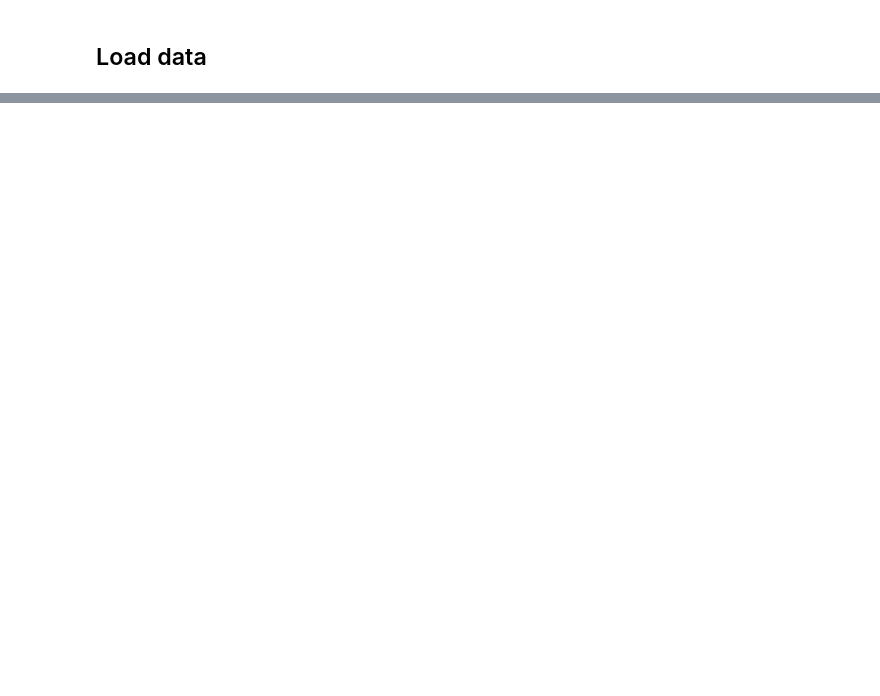
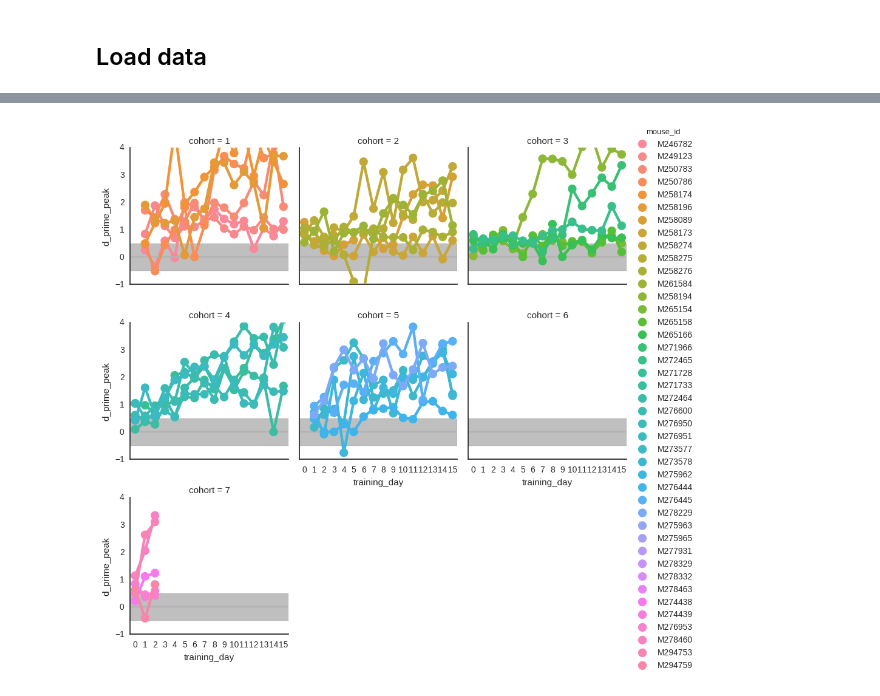
Before and after one commit to AllenInstitute/visual_behavior_analysis, a Jupyter notebook: notebooks/2016.10.26 - Cohort Dashboard.ipynb, the cells around one changed output, grey strips where cells are left out. Saved outputs shown, nothing was run; the diff lists cells and outputs as text; code cells hidden in the pictures; blank space fills up the shorter version.

```diff
--- a/notebooks/2016.10.26 - Cohort Dashboard.ipynb
+++ b/notebooks/2016.10.26 - Cohort Dashboard.ipynb
@@ -172,7 +225,7 @@ def compute_metrics(group):
     result = {
         'accuracy': metrics.discrim(group,'change','detect',metric=accuracy_score),
         'd-prime': metrics.discrim(group,'change','detect',metric=metrics.d_prime),
-        'd-prime_peak': peak_dprime(group),
+        'd-prime_peak': metrics.peak_dprime(group),
         'discrim_p': metrics.discrim(group,'change','detect',metric=metrics.discrim_p),
         'response_bias': metrics.response_bias(group,'detect'),
         'earned_water': metrics.earned_water(group),
@@ -310,17 +378,17 @@ num_tr_thresh = 20
 
 pdf['criteria'] = (
 #     pdf['stimulus_control']
-    (pdf['num_contingent_trials'] > num_tr_thresh)
-    & (pdf['d_prime_peak'] > 2)
+    (pdf['d_prime_peak'] > 2)
+#     & (pdf['num_contingent_trials'] > num_tr_thresh)
 )
 
-mask = pdf.num_trials > num_tr_thresh # ignore sessions with very few trials
+# mask = pdf.num_trials > num_tr_thresh # ignore sessions with very few trials
 
 first = {}
 
 consecutive_sessions = 3
 
-for key, group in pdf[mask].set_index('training_day').sort_index().groupby(['cohort','mouse_id']):
+for key, group in pdf.set_index('training_day').sort_index().groupby(['cohort','mouse_id']):
 #     print group.head()
     learned = (
         group['criteria']
@@ -335,7 +403,7 @@ for key, group in pdf[mask].set_index('training_day').sort_index().groupby(['coh
         ]).transpose()
 
     try:
-        first_session = summary['learned'][summary['learned']==1.0].index[0] +(1-consecutive_sessions)
+        first_session = summary['learned'][summary['learned']==1.0].index[0] #+(1-2)
     except IndexError:
         first_session = np.nan
 
@@ -398,7 +486,7 @@ mask = (
     & (pdf.training_day <= 15)
     )
 
-fp = sns.factorplot('training_day','d_prime',data=pdf[mask],
+fp = sns.factorplot('training_day','d_prime_peak',data=pdf[mask],
                     hue='mouse_id',
                     col_wrap=3,
                     size=3,
@@ -406,33 +494,35 @@ fp = sns.factorplot('training_day','d_prime',data=pdf[mask],
                     col='cohort',
 #                     col_order=col_order,
               )
 
 for ax in fp.axes.flatten():
     ax.axhline(0.0,color='0.7')
     ax.axhspan(-0.5,0.5,color='0.5',alpha=0.5,zorder=-10)
 plt.ylim(-1,4)
 
 plt.savefig('../figures/d_prime_by_training_day.pdf')
 
 # fp = sns.factorplot('training_day','learned',data=pdf[mask],
 #                     hue='mouse_id',
 #                     col_wrap=3,
 #                     size=3,
 # #                     aspect=2,
 #                     col='cohort',
 # #                     col_order=col_order,
 #                     legend=False,
 #               )
 
 # fp = sns.factorplot('training_day','learned',data=pdf[mask],
 # #                     hue='mouse_id',
 #                     col_wrap=3,
 #                     size=3,
 # #                     aspect=2,
 #                     col='cohort',
 # #                     col_order=col_order,
 #                     legend=False,
 #               )
+# %% [output]
+[figure, added]
 # %%
 mask = (
 #     (pdf.num_trials > num_tr_thresh) # ignore sessions with very few trials
```
Also changed, not shown: parts of 22 cells of this notebook, 17 other files.
